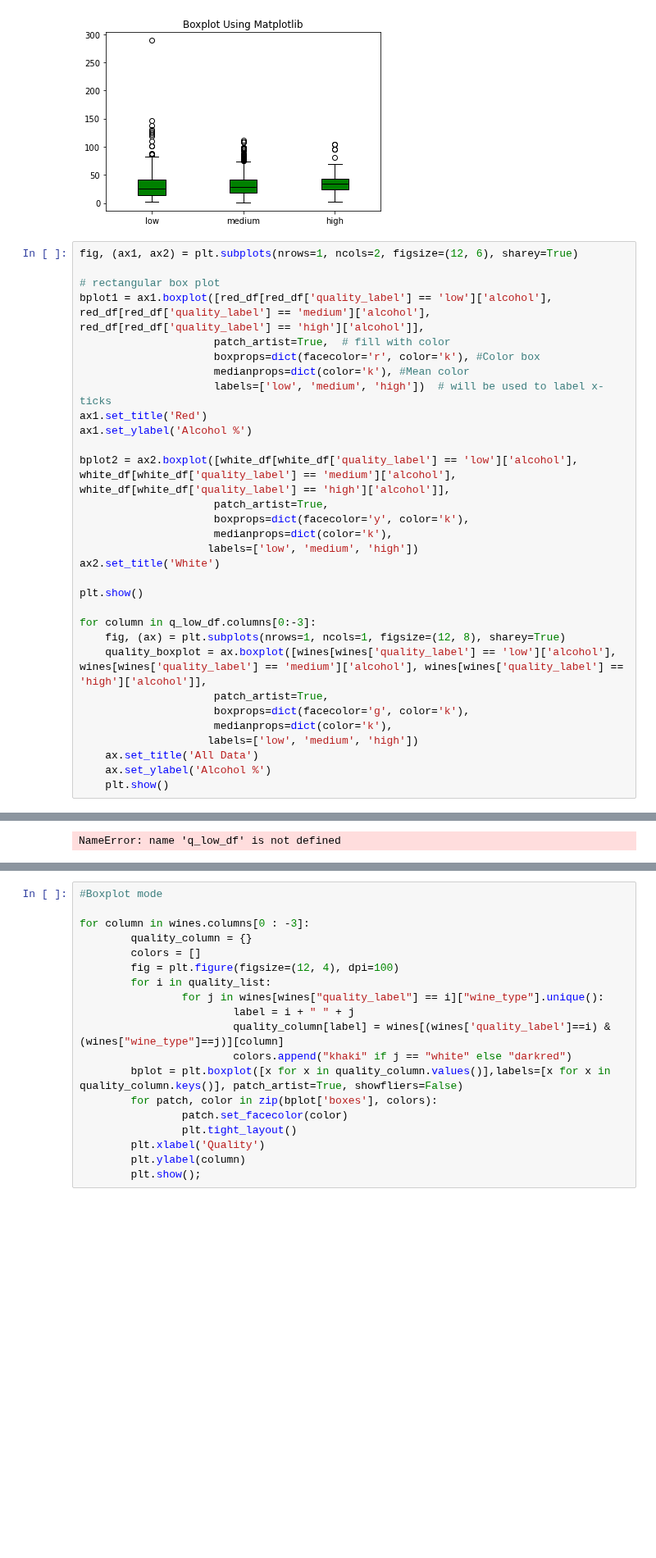
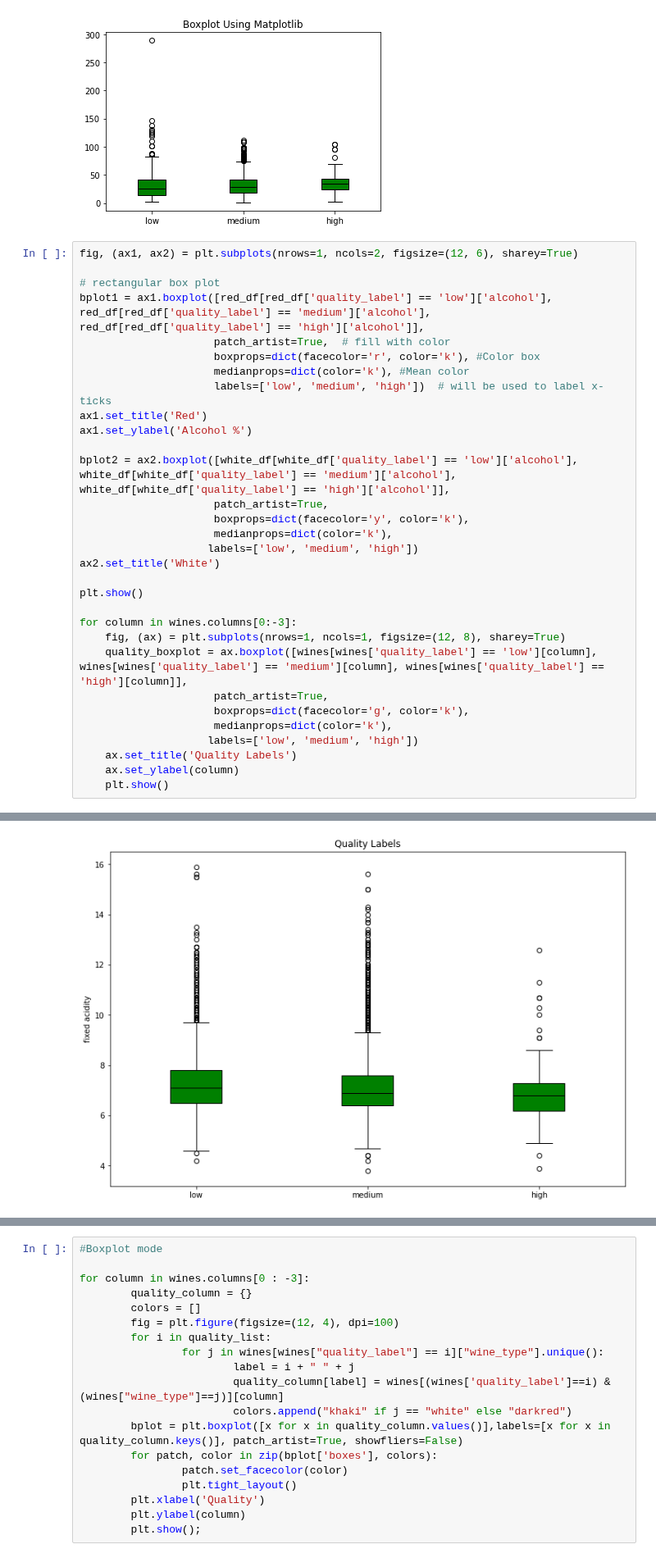
Before and after one commit to Jacopo-Spadon/Wine-not, a Jupyter notebook: Project/Project.ipynb, the cells around one changed output, grey strips where cells are left out. Shown at 82% size. Drawn from its saved outputs; the diff is of its cells as text; blank space fills up the shorter version.

Commit message:
Boxplotting

```diff
--- a/Project/Project.ipynb
+++ b/Project/Project.ipynb
@@ -147,34 +147,34 @@ plt.show()
 # %%
 fig, (ax1, ax2) = plt.subplots(nrows=1, ncols=2, figsize=(12, 6), sharey=True)
 
 # rectangular box plot
 bplot1 = ax1.boxplot([red_df[red_df['quality_label'] == 'low']['alcohol'], red_df[red_df['quality_label'] == 'medium']['alcohol'], red_df[red_df['quality_label'] == 'high']['alcohol']],
                      patch_artist=True,  # fill with color
                      boxprops=dict(facecolor='r', color='k'), #Color box
                      medianprops=dict(color='k'), #Mean color
                      labels=['low', 'medium', 'high'])  # will be used to label x-ticks
 ax1.set_title('Red')
 ax1.set_ylabel('Alcohol %')
 
 bplot2 = ax2.boxplot([white_df[white_df['quality_label'] == 'low']['alcohol'], white_df[white_df['quality_label'] == 'medium']['alcohol'], white_df[white_df['quality_label'] == 'high']['alcohol']],
                      patch_artist=True,
                      boxprops=dict(facecolor='y', color='k'),
                      medianprops=dict(color='k'),
                     labels=['low', 'medium', 'high'])
 ax2.set_title('White')
 
 plt.show()
 
-for column in q_low_df.columns[0:-3]:
+for column in wines.columns[0:-3]:
     fig, (ax) = plt.subplots(nrows=1, ncols=1, figsize=(12, 8), sharey=True)
-    quality_boxplot = ax.boxplot([wines[wines['quality_label'] == 'low']['alcohol'], wines[wines['quality_label'] == 'medium']['alcohol'], wines[wines['quality_label'] == 'high']['alcohol']],
+    quality_boxplot = ax.boxplot([wines[wines['quality_label'] == 'low'][column], wines[wines['quality_label'] == 'medium'][column], wines[wines['quality_label'] == 'high'][column]],
                      patch_artist=True,
                      boxprops=dict(facecolor='g', color='k'),
                      medianprops=dict(color='k'),
                     labels=['low', 'medium', 'high'])
-    ax.set_title('All Data')
-    ax.set_ylabel('Alcohol %')
+    ax.set_title('Quality Labels')
+    ax.set_ylabel(column)
     plt.show()
 # %% [output]
 [figure]
-NameError: name 'q_low_df' is not defined
+[figure, added]
```
Also changed, not shown: parts of 1 cell of this notebook, 1 other file.
